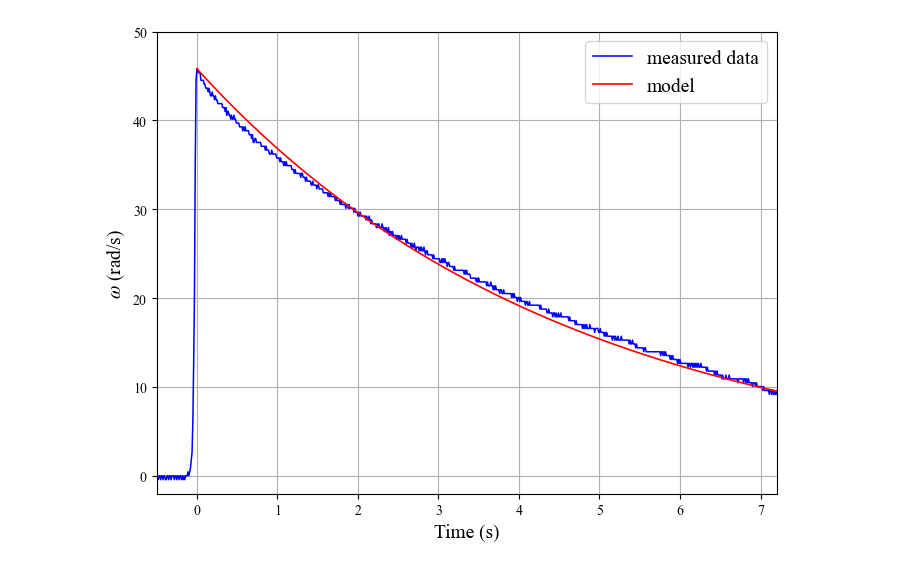
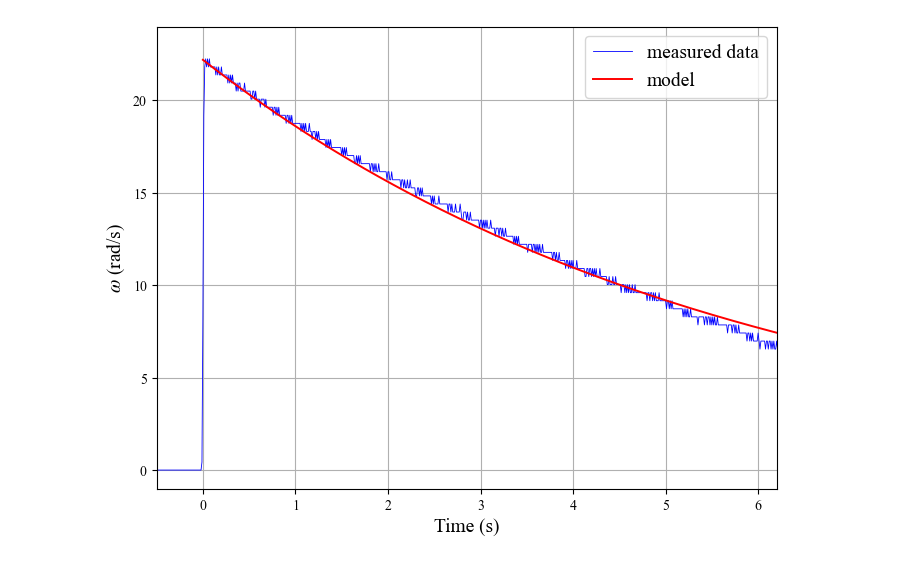
Before and after one commit to SartoriDynamics/Furuta-Pendulum, a Jupyter notebook: Python codes/b2_experiment_model.ipynb, the cells around one changed output. Drawn from its saved outputs; the diff is of its cells as text; code cells hidden in the pictures.

```diff
--- a/Python codes/b2_experiment_model.ipynb
+++ b/Python codes/b2_experiment_model.ipynb
@@ -32,42 +32,42 @@ data = np.loadtxt("b2Experiment.txt")
 
 # Extract and shift time and velocity data
 # Note: Python uses 0-based indexing (column 1 is index 0)
-t_data = data[:, 0] - 21.89
+t_data = data[:, 0] - 20.11
 v_data = data[:, 1]
 
 # Plot measured data
 plt.figure(figsize=(8, 6))
-plt.plot(t_data, v_data, '-b', linewidth=1.1, label="measured data")
+plt.plot(t_data, v_data, '-b', linewidth=0.6, label="measured data")
 
 # Set labels and grid
 plt.xlabel('Time (s)', fontsize=14, fontname='Times New Roman')
 plt.ylabel(r'$\omega$ (rad/s)', fontsize=14, fontname='Times New Roman')
 plt.grid(True)
 
 # Define model parameters
 t_model = np.linspace(0, 20, 1000)
-w0 = 45.81   # Initial value
+w0 = 22.2   # Initial value
 B = 2.1e-05
-J = 9.6264e-05
+J = 1.19e-04
 
 # Calculate theoretical model
 w_model = w0 * np.exp(-(B / J) * t_model)
 
 # Plot model
-plt.plot(t_model, w_model, 'r', linewidth=1.2, label="model")
+plt.plot(t_model, w_model, 'r', linewidth=1.4, label="model")
 
 # Final formatting
 plt.legend(loc='best', fontsize=14)
-plt.xlim([-0.5, 7.2])
-plt.ylim([-2, 50])
+plt.xlim([-0.5, 6.2])
+plt.ylim([-1, 24])
 
 # Saves figure
 plt.savefig('b2Experiment.pdf',
             format='pdf',
             bbox_inches='tight',
             facecolor='white')
 
 # Show the plot
 plt.show()
 # %% [output]
-[figure, old version]
+[figure, new version]
```
Also changed, not shown: 8 other files.
